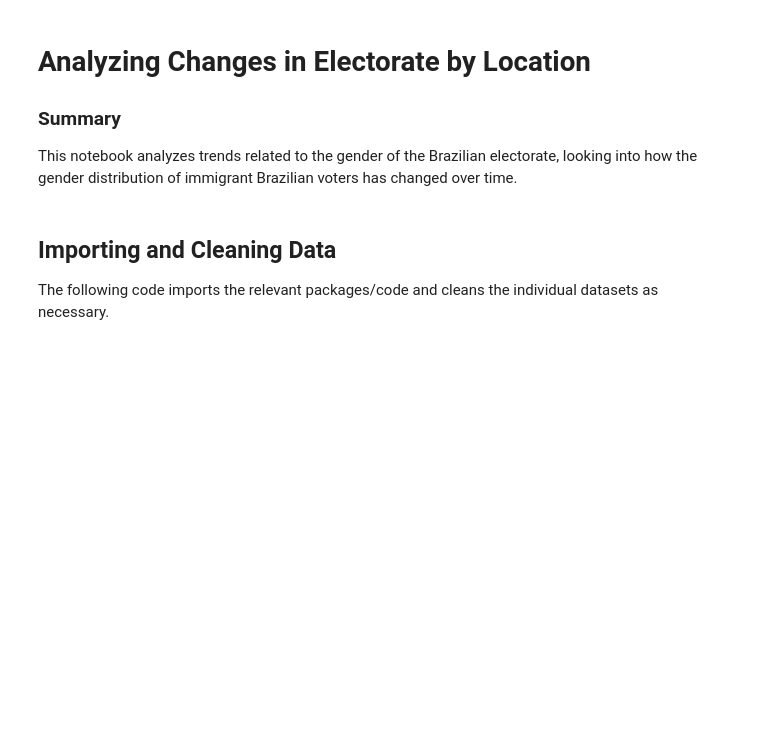
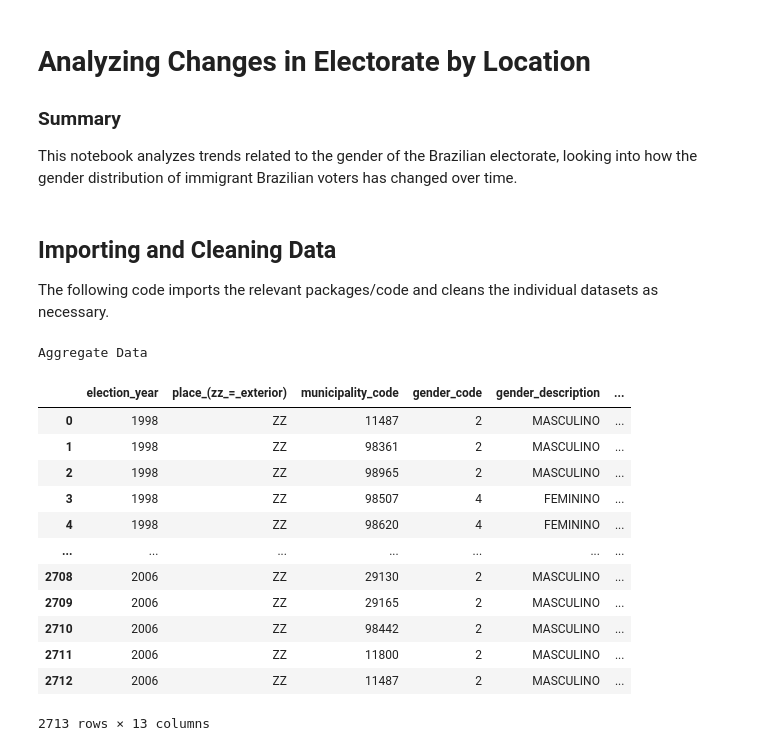
Before and after one commit to BU-Spark/ds-boston-bpda-br-election, a Jupyter notebook: TEAM1/src/pre2010_electorate_gender.ipynb, the cells around one changed output. Drawn from its saved outputs; the diff is of its cells as text; code cells hidden in the pictures; blank space fills up the shorter version.

```diff
--- a/TEAM1/src/pre2010_electorate_gender.ipynb
+++ b/TEAM1/src/pre2010_electorate_gender.ipynb
@@ -81,0 +88,21 @@ def combine_data(*dfs):
+# %%
+# combine the dataframes that were previously extracted
+
+df_combined = combine_data(df_1998, df_2002, df_2006)
+print("Aggregate Data")
+df_combined
+# %% [output]
+Aggregate Data
+|  | election_year | place_(zz_=_exterior) | municipality_code | gender_code | gender_description | ... |
+| 0 | 1998 | ZZ | 11487 | 2 | MASCULINO | ... |
+| 1 | 1998 | ZZ | 98361 | 2 | MASCULINO | ... |
+| 2 | 1998 | ZZ | 98965 | 2 | MASCULINO | ... |
+| 3 | 1998 | ZZ | 98507 | 4 | FEMININO | ... |
+| 4 | 1998 | ZZ | 98620 | 4 | FEMININO | ... |
+| ... | ... | ... | ... | ... | ... | ... |
+| 2708 | 2006 | ZZ | 29130 | 2 | MASCULINO | ... |
+| 2709 | 2006 | ZZ | 29165 | 2 | MASCULINO | ... |
+| 2710 | 2006 | ZZ | 98442 | 2 | MASCULINO | ... |
+| 2711 | 2006 | ZZ | 11800 | 2 | MASCULINO | ... |
+| 2712 | 2006 | ZZ | 11487 | 2 | MASCULINO | ... |
+2713 rows × 13 columns
```
Also changed, not shown: parts of 4 cells of this notebook.
